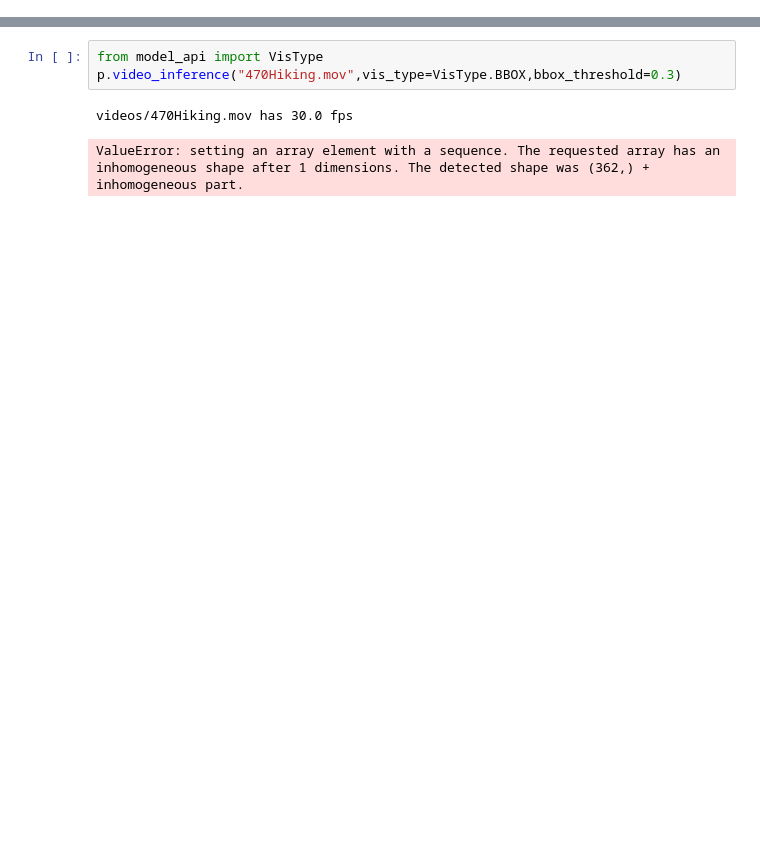
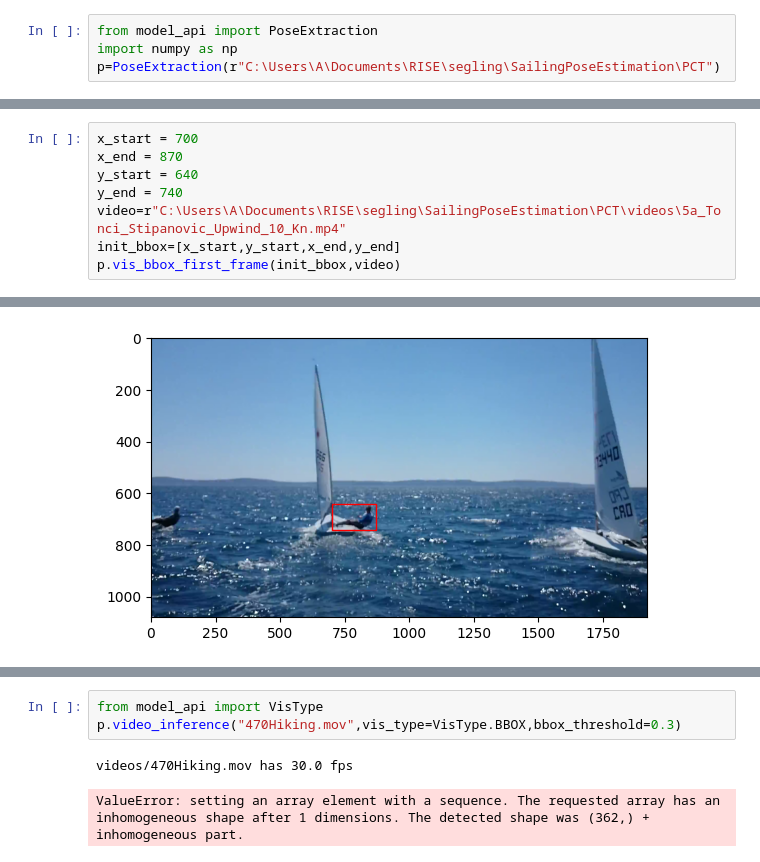
Before and after one commit to axelsparr/SailingPoseEstimation, a Jupyter notebook: PCT/clean.ipynb, the cells around one changed output, grey strips where cells are left out. Drawn from its saved outputs; the diff is of its cells as text; blank space fills up the shorter version.

```diff
--- a/PCT/clean.ipynb
+++ b/PCT/clean.ipynb
@@ -138,0 +1,4 @@ torch.__version__
+# %%
+from model_api import PoseExtraction
+import numpy as np
+p=PoseExtraction(r"C:\Users\A\Documents\RISE\segling\SailingPoseEstimation\PCT")
@@ -138,0 +23,9 @@ torch.__version__
+# %%
+x_start = 700
+x_end = 870
+y_start = 640
+y_end = 740
+video=r"C:\Users\A\Documents\RISE\segling\SailingPoseEstimation\PCT\videos\5a_Tonci_Stipanovic_Upwind_10_Kn.mp4"
+init_bbox=[x_start,y_start,x_end,y_end]
+p.vis_bbox_first_frame(init_bbox,video)
+# %% [output]
@@ -138,0 +33 @@ torch.__version__
+[figure, added]
```
Also changed, not shown: parts of 44 cells of this notebook, 1 other file.
